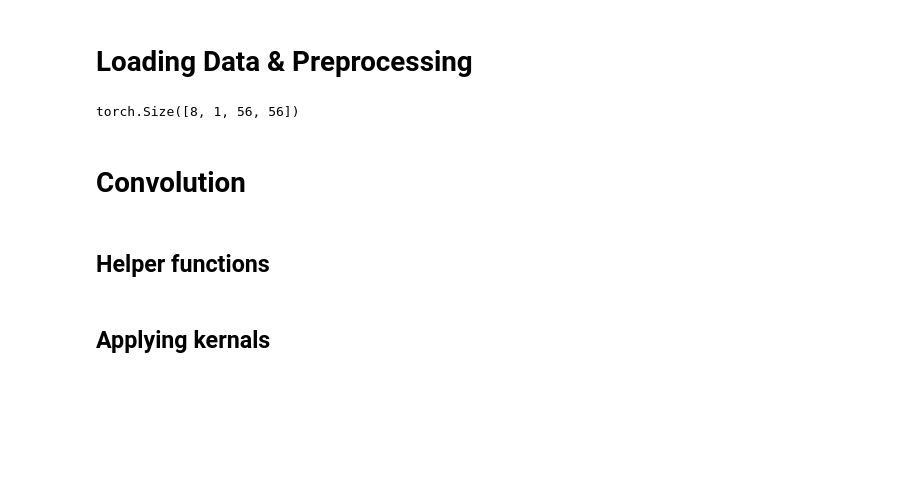
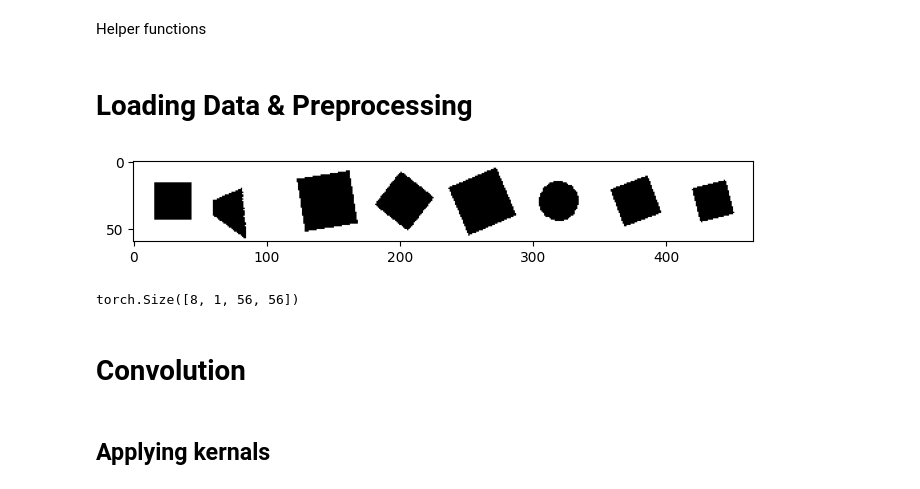
Before and after one commit to sokmontrey/graph-conv, a Jupyter notebook: main.ipynb, the cells around one changed output. Drawn from its saved outputs; the diff is of its cells as text; code cells hidden in the pictures; blank space fills up the shorter version.

```diff
--- a/main.ipynb
+++ b/main.ipynb
@@ -13,0 +12,2 @@ import seaborn as sns
+# %% [markdown]
+Helper functions
@@ -31,10 +56,10 @@ dataset = tv.datasets.ImageFolder('./shapes2/train', transform=transform)
 dataloader = DataLoader(dataset, batch_size=8, shuffle=True)
 # %%
 images, labels = next(iter(dataloader))
+showOneGrid(images, 8, 8, is_inverted=True)
 images.shape
 # %% [output]
+[figure, added]
 torch.Size([8, 1, 56, 56])
 # %% [markdown]
 # Convolution
-# %% [markdown]
-## Helper functions
```
Also changed, not shown: parts of 8 cells of this notebook.
